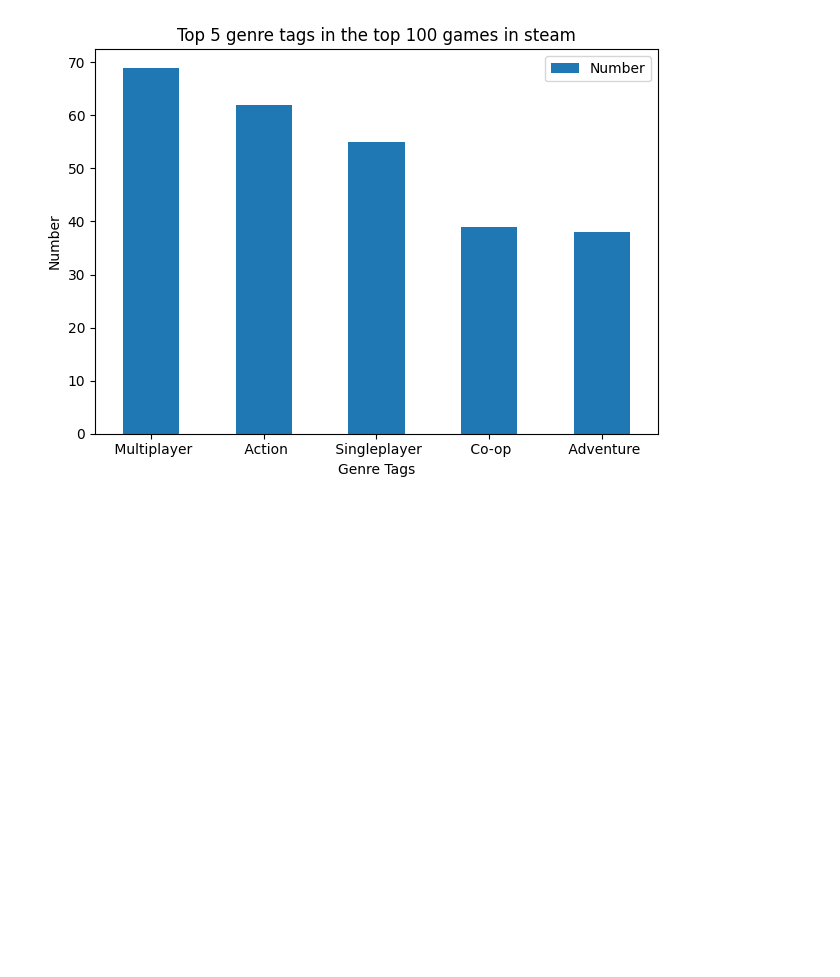
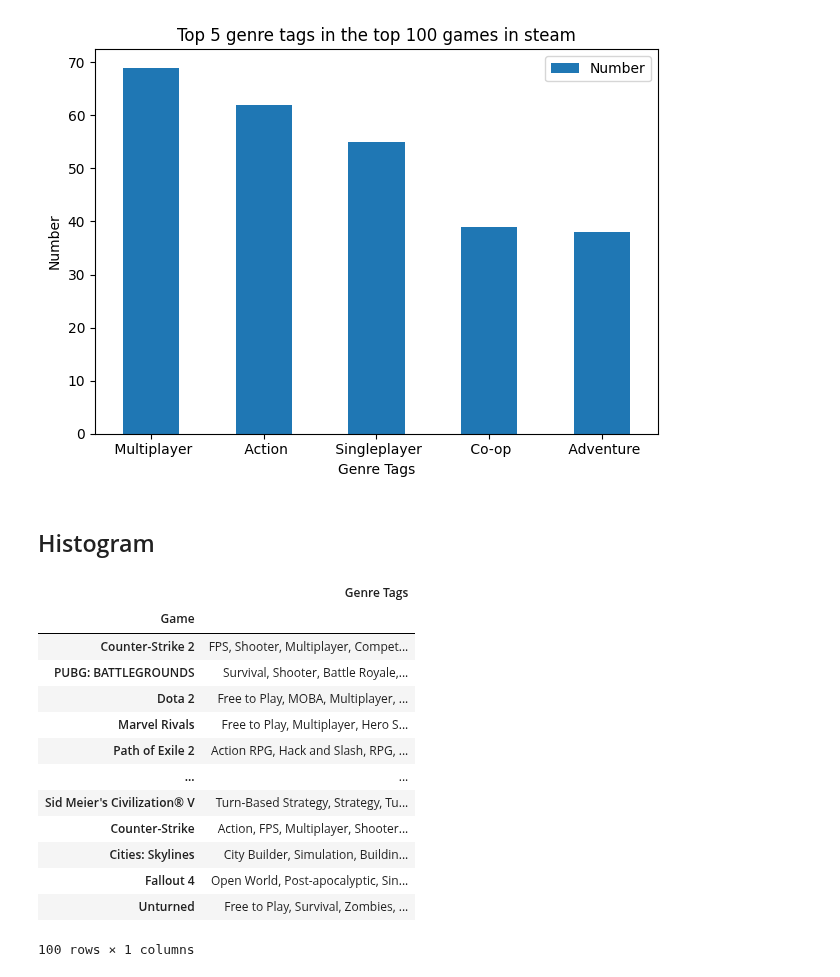
Before and after one commit to johnsandsjo/data-visualisation-john-sandsjo-de24, a Jupyter notebook: exercises/exercise0/exercise0_1.ipynb, the cells around one changed output. Saved outputs shown, nothing was run; the diff lists cells and outputs as text; code cells hidden in the pictures; blank space fills up the shorter version.

```diff
--- a/exercises/exercise0/exercise0_1.ipynb
+++ b/exercises/exercise0/exercise0_1.ipynb
@@ -227,3 +227,28 @@ fig.tight_layout()
 fig.savefig("../figures/ex0_1_b")
 # %% [output]
 [figure]
+# %% [markdown]
+## Histogram
+# %%
+df_games_tags = duckdb.query(
+    """--sql
+    SELECT name as Game, "Genre Tags"
+    from df
+"""
+).df().set_index("Game")
+df_games_tags
+# %% [output]
+|  | Genre Tags |
+| Game |  |
+| Counter-Strike 2 | FPS, Shooter, Multiplayer, Compet... |
+| PUBG: BATTLEGROUNDS | Survival, Shooter, Battle Royale,... |
+| Dota 2 | Free to Play, MOBA, Multiplayer, ... |
+| Marvel Rivals | Free to Play, Multiplayer, Hero S... |
+| Path of Exile 2 | Action RPG, Hack and Slash, RPG, ... |
+| ... | ... |
+| Sid Meier's Civilization® V | Turn-Based Strategy, Strategy, Tu... |
+| Counter-Strike | Action, FPS, Multiplayer, Shooter... |
+| Cities: Skylines | City Builder, Simulation, Buildin... |
+| Fallout 4 | Open World, Post-apocalyptic, Sin... |
+| Unturned | Free to Play, Survival, Zombies, ... |
+100 rows × 1 columns
```
Also changed, not shown: parts of 3 cells of this notebook, 2 other files.
